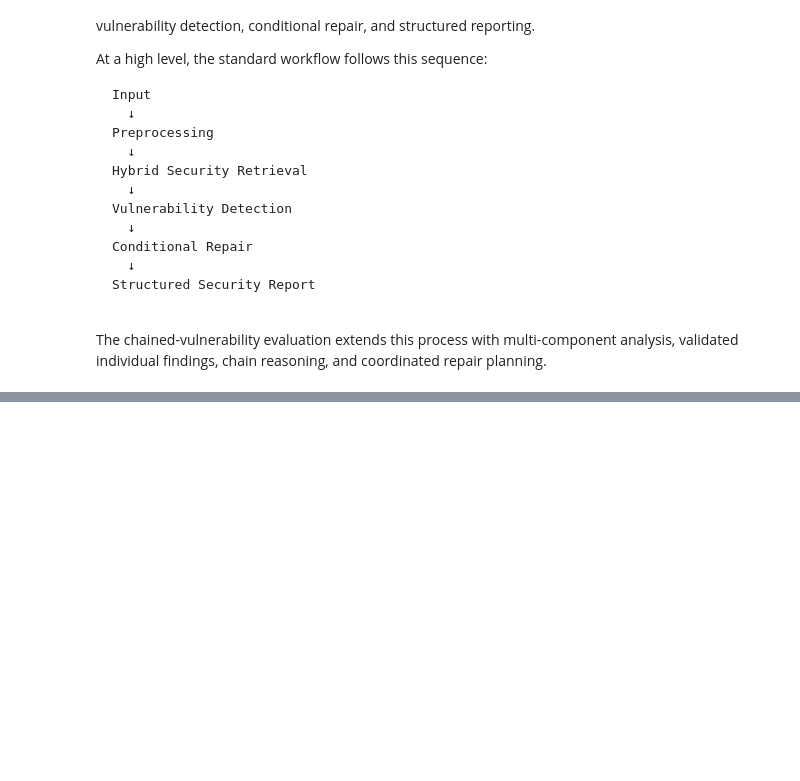
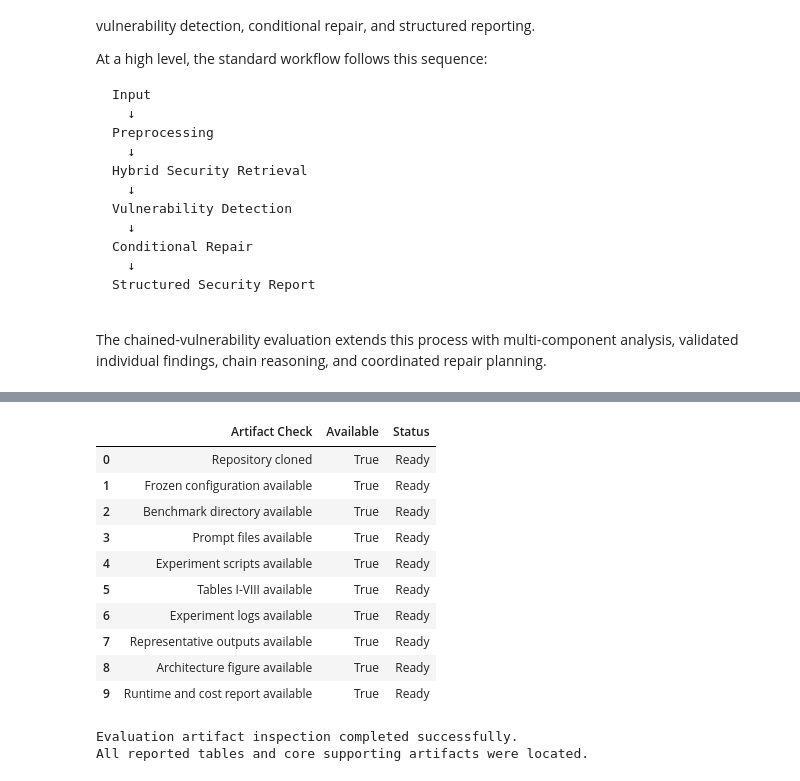
Before and after one commit to lizethcampos03/llm-security-framework-evaluation, a Jupyter notebook: notebooks/paper_reproduction.ipynb, the cells around one changed output, grey strips where cells are left out. Cells and saved outputs as stored; diff of their text form; code cells hidden in the pictures; blank space fills up the shorter version.

```diff
--- a/notebooks/paper_reproduction.ipynb
+++ b/notebooks/paper_reproduction.ipynb
@@ -530,0 +1015,9 @@ This notebook is developed incrementally. Each section should be tested and veri
+# %%
+runtime_report_path = (
+    PAPER_RESULTS
+    / "outputs"
+    / "runtime_cost"
+    / "runtime_cost_report.md"
+)
+
+display_markdown_file(runtime_report_path)
@@ -530,0 +1271,52 @@ This notebook is developed incrementally. Each section should be tested and veri
+# %%
+artifact_checks = {
+    "Repository cloned": REPO_DIR.exists(),
+    "Frozen configuration available": (
+        CONFIG_DIR / "workflow_configuration.md"
+    ).exists(),
+    "Benchmark directory available": SECURITYEVAL_DIR.exists(),
+    "Prompt files available": len(prompt_files) > 0,
+    "Experiment scripts available": len(experiment_scripts) > 0,
+    "Tables I-VIII available": table_inventory["Available"].all(),
+    "Experiment logs available": len(log_files) > 0,
+    "Representative outputs available": len(output_files) > 0,
+    "Architecture figure available": architecture_path.exists(),
+    "Runtime and cost report available": runtime_report_path.exists(),
+}
+
+artifact_summary_df = pd.DataFrame(
+    [
+        {
+            "Artifact Check": name,
+            "Available": available,
+            "Status": "Ready" if available else "Missing",
+        }
+        for name, available in artifact_checks.items()
+    ]
+)
+
+display(artifact_summary_df)
+
+if not artifact_summary_df["Available"].all():
+    raise FileNotFoundError(
+        "One or more evaluation artifacts are missing."
+    )
+
+print(
+    "\nEvaluation artifact inspection completed successfully.\n"
+    "All reported tables and core supporting artifacts were located."
+)
+# %% [output]
+|  | Artifact Check | Available | Status |
+| 0 | Repository cloned | True | Ready |
+| 1 | Frozen configuration available | True | Ready |
+| 2 | Benchmark directory available | True | Ready |
+| 3 | Prompt files available | True | Ready |
+| 4 | Experiment scripts available | True | Ready |
+| 5 | Tables I-VIII available | True | Ready |
+| 6 | Experiment logs available | True | Ready |
+| 7 | Representative outputs available | True | Ready |
+| 8 | Architecture figure available | True | Ready |
+| 9 | Runtime and cost report available | True | Ready |
+Evaluation artifact inspection completed successfully.
+All reported tables and core supporting artifacts were located.
```
Also changed, not shown: parts of 102 cells of this notebook, 5 other files.
